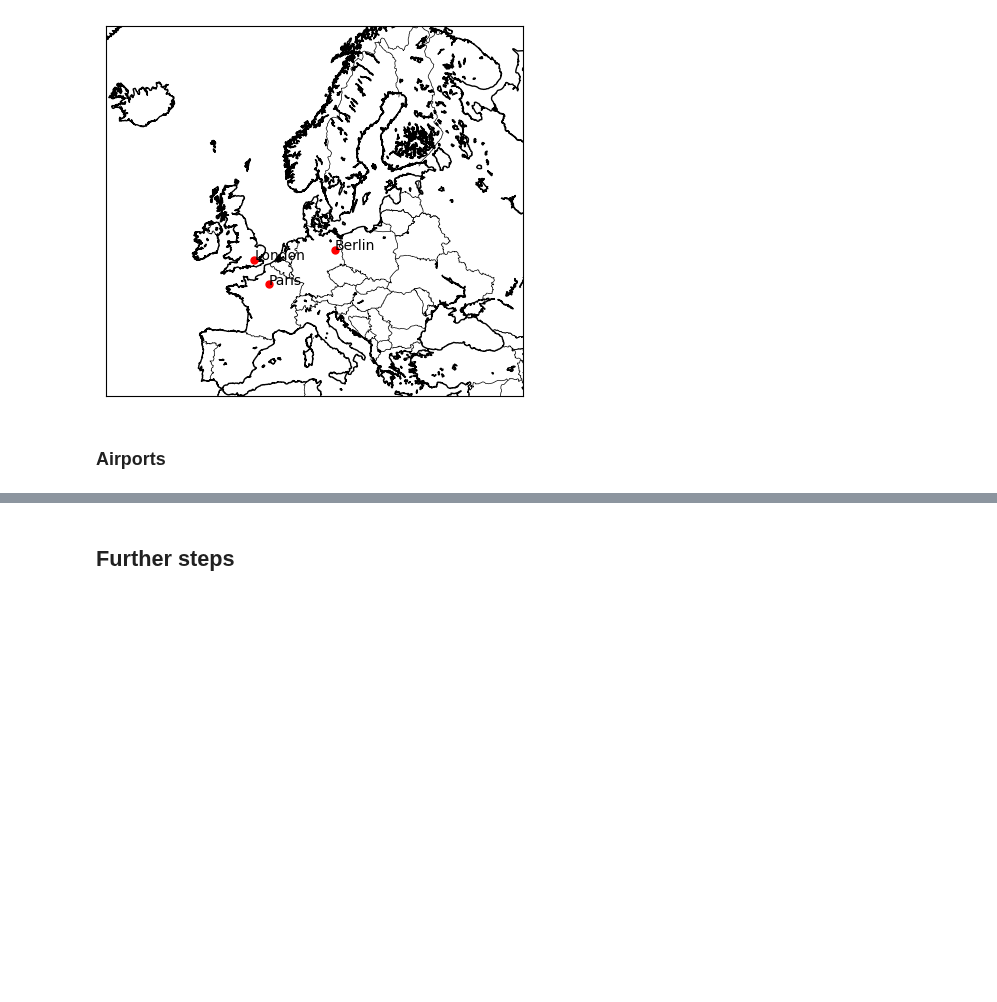
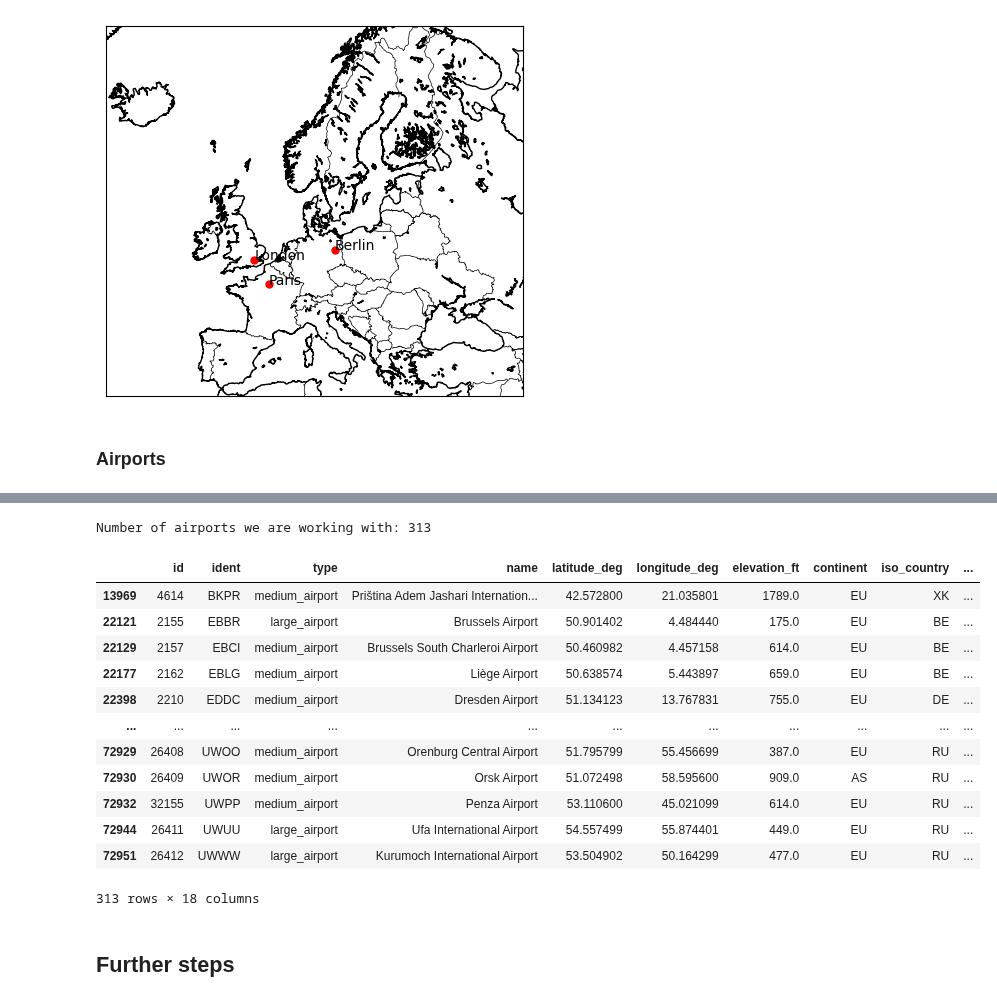
Before and after one commit to RabDou44/DOPP_group18, a Jupyter notebook: final notebook/comparing_train_airport_cities.ipynb, the cells around one changed output, grey strips where cells are left out. Drawn from its saved outputs; the diff is of its cells as text; code cells hidden in the pictures; blank space fills up the shorter version.

```diff
--- a/final notebook/comparing_train_airport_cities.ipynb
+++ b/final notebook/comparing_train_airport_cities.ipynb
@@ -590,0 +578,22 @@ Successfully installed pip-23.3.2
+# %%
+air_codes_set = set(flights["departure airport"]) | set(flights["arrival airport"])
+print(f'Number of airports we are working with: {len(air_codes_set)}')
+# %% [output]
+Number of airports we are working with: 313
+# %%
+our_airports = airports[airports['iata_code'].isin(air_codes_set)] # TODO: make sure airport_cities_set has original municipality names
+our_airports
+# %% [output]
+|  | id | ident | type | name | latitude_deg | longitude_deg | elevation_ft | continent | iso_country | ... |
+| 13969 | 4614 | BKPR | medium_airport | Priština Adem Jashari Internation... | 42.572800 | 21.035801 | 1789.0 | EU | XK | ... |
+| 22121 | 2155 | EBBR | large_airport | Brussels Airport | 50.901402 | 4.484440 | 175.0 | EU | BE | ... |
+| 22129 | 2157 | EBCI | medium_airport | Brussels South Charleroi Airport | 50.460982 | 4.457158 | 614.0 | EU | BE | ... |
+| 22177 | 2162 | EBLG | medium_airport | Liège Airport | 50.638574 | 5.443897 | 659.0 | EU | BE | ... |
+| 22398 | 2210 | EDDC | medium_airport | Dresden Airport | 51.134123 | 13.767831 | 755.0 | EU | DE | ... |
+| ... | ... | ... | ... | ... | ... | ... | ... | ... | ... | ... |
+| 72929 | 26408 | UWOO | medium_airport | Orenburg Central Airport | 51.795799 | 55.456699 | 387.0 | EU | RU | ... |
+| 72930 | 26409 | UWOR | medium_airport | Orsk Airport | 51.072498 | 58.595600 | 909.0 | AS | RU | ... |
+| 72932 | 32155 | UWPP | medium_airport | Penza Airport | 53.110600 | 45.021099 | 614.0 | EU | RU | ... |
+| 72944 | 26411 | UWUU | large_airport | Ufa International Airport | 54.557499 | 55.874401 | 449.0 | EU | RU | ... |
+| 72951 | 26412 | UWWW | large_airport | Kurumoch International Airport | 53.504902 | 50.164299 | 477.0 | EU | RU | ... |
+313 rows × 18 columns
```
Also changed, not shown: parts of 6 cells of this notebook, 1 other file.
